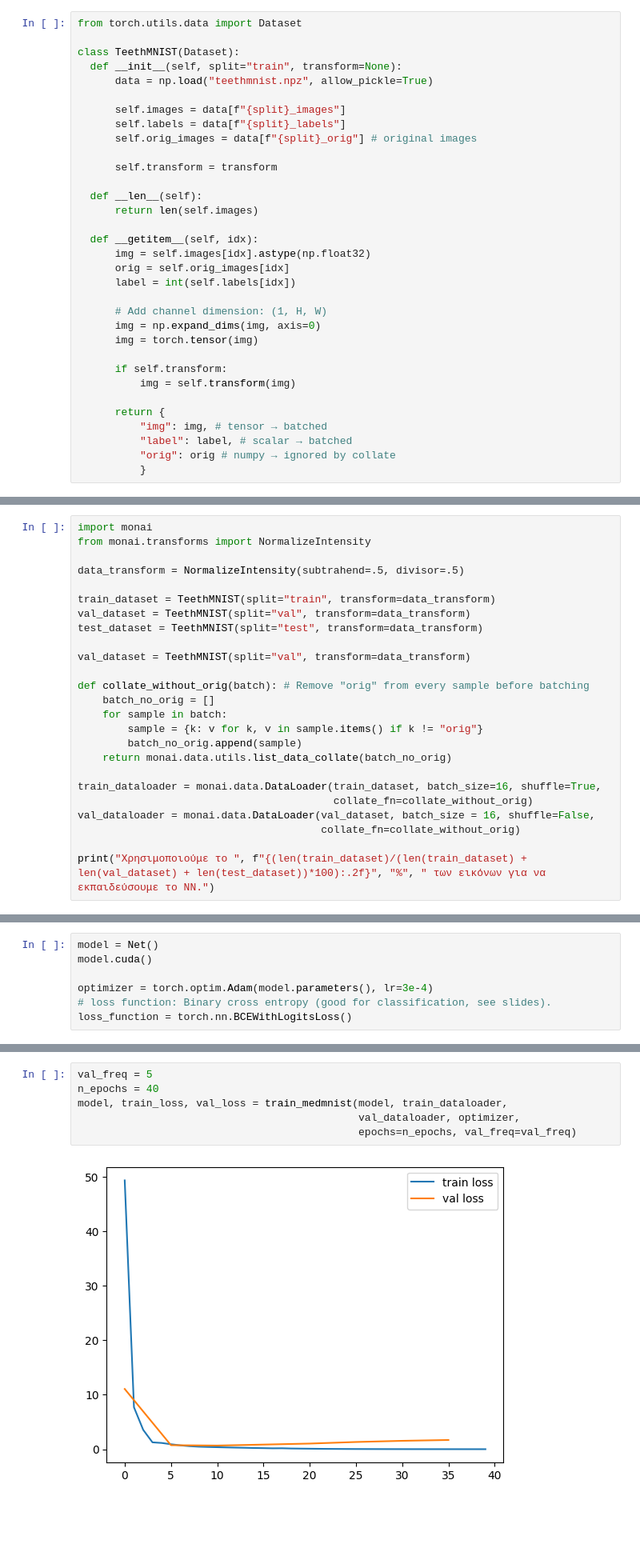
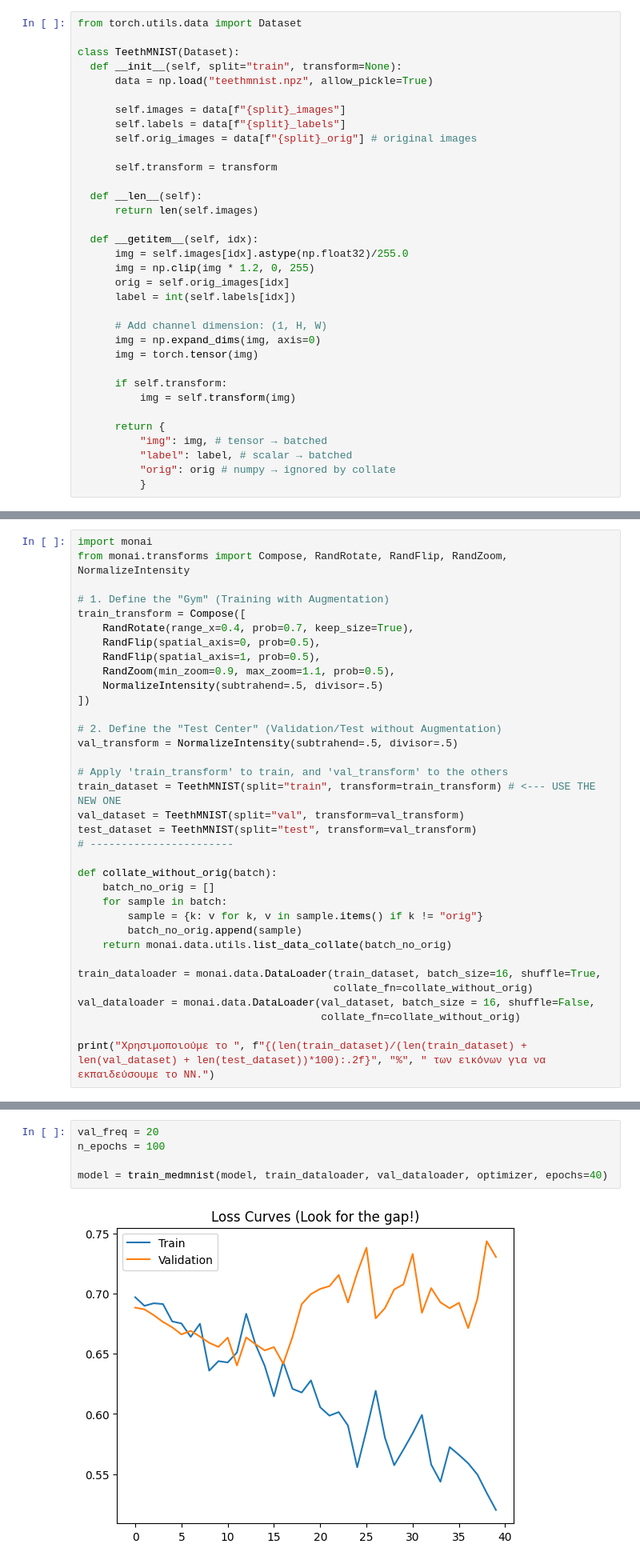
Before and after one commit to NicosStarreveld/WorkshopCNNs, a Jupyter notebook: workshop_οδοντιατρικη.ipynb, the cells around one changed output, grey strips where cells are left out. Shown at 80% size. Saved outputs shown, nothing was run; the diff lists cells and outputs as text; blank space fills up the shorter version.

```diff
--- a/workshop_οδοντιατρικη.ipynb
+++ b/workshop_οδοντιατρικη.ipynb
@@ -148,7 +142,8 @@ class TeethMNIST(Dataset):
       return len(self.images)
 
   def __getitem__(self, idx):
-      img = self.images[idx].astype(np.float32)
+      img = self.images[idx].astype(np.float32)/255.0
+      img = np.clip(img * 1.2, 0, 255)
       orig = self.orig_images[idx]
       label = int(self.labels[idx])
 
@@ -191,17 +186,27 @@ Requirement already satisfied: MarkupSafe>=2.0 in /usr/local/lib/python3.12/dist
 Χρησιμποιοιύμε περίπου το 70% των εικόνων για την εκπαίδευση του CNN, και από 15% για την επαλήθευση και δοκιμή.
 # %%
 import monai
-from monai.transforms import NormalizeIntensity
+from monai.transforms import Compose, RandRotate, RandFlip, RandZoom, NormalizeIntensity
 
-data_transform = NormalizeIntensity(subtrahend=.5, divisor=.5)
+# 1. Define the "Gym" (Training with Augmentation)
+train_transform = Compose([
+    RandRotate(range_x=0.4, prob=0.7, keep_size=True),
+    RandFlip(spatial_axis=0, prob=0.5),
+    RandFlip(spatial_axis=1, prob=0.5),
+    RandZoom(min_zoom=0.9, max_zoom=1.1, prob=0.5),
+    NormalizeIntensity(subtrahend=.5, divisor=.5)
+])
 
-train_dataset = TeethMNIST(split="train", transform=data_transform)
-val_dataset = TeethMNIST(split="val", transform=data_transform)
-test_dataset = TeethMNIST(split="test", transform=data_transform)
+# 2. Define the "Test Center" (Validation/Test without Augmentation)
+val_transform = NormalizeIntensity(subtrahend=.5, divisor=.5)
 
-val_dataset = TeethMNIST(split="val", transform=data_transform)
+# Apply 'train_transform' to train, and 'val_transform' to the others
+train_dataset = TeethMNIST(split="train", transform=train_transform) # <--- USE THE NEW ONE
+val_dataset = TeethMNIST(split="val", transform=val_transform)
+test_dataset = TeethMNIST(split="test", transform=val_transform)
+# -----------------------
 
-def collate_without_orig(batch): # Remove "orig" from every sample before batching
+def collate_without_orig(batch):
     batch_no_orig = []
     for sample in batch:
         sample = {k: v for k, v in sample.items() if k != "orig"}
@@ -256,12 +270,5 @@ net = Net()
 # %% [markdown]
 ### Κατασκευή του τεχνητού CNN με όνομα model = Net().
-# %%
-model = Net()
-model.cuda()
-
-optimizer = torch.optim.Adam(model.parameters(), lr=3e-4)
-# loss function: Binary cross entropy (good for classification, see slides).
-loss_function = torch.nn.BCEWithLogitsLoss()
 # %%
 from tqdm import tqdm
 
@@ -343,13 +350,12 @@ To batch size δίνει πόσες εικόνες θα "δει" το CNN ταυ
 
 Το μοντέλο μαθαίνει σταδιακά, και κάθε epoch βελτιώνει (συνήθως) την απόδοση.
 # %%
-val_freq = 5
-n_epochs = 40
-model, train_loss, val_loss = train_medmnist(model, train_dataloader,
-                                             val_dataloader, optimizer,
-                                             epochs=n_epochs, val_freq=val_freq)
+val_freq = 20
+n_epochs = 100
+
+model = train_medmnist(model, train_dataloader, val_dataloader, optimizer, epochs=40)
 # %% [output]
-[figure, old version]
+[figure, new version]
 # %% [markdown]
 ### Τι έχει μάθει το CNN;
 
```
Also changed, not shown: parts of 13 cells of this notebook.
